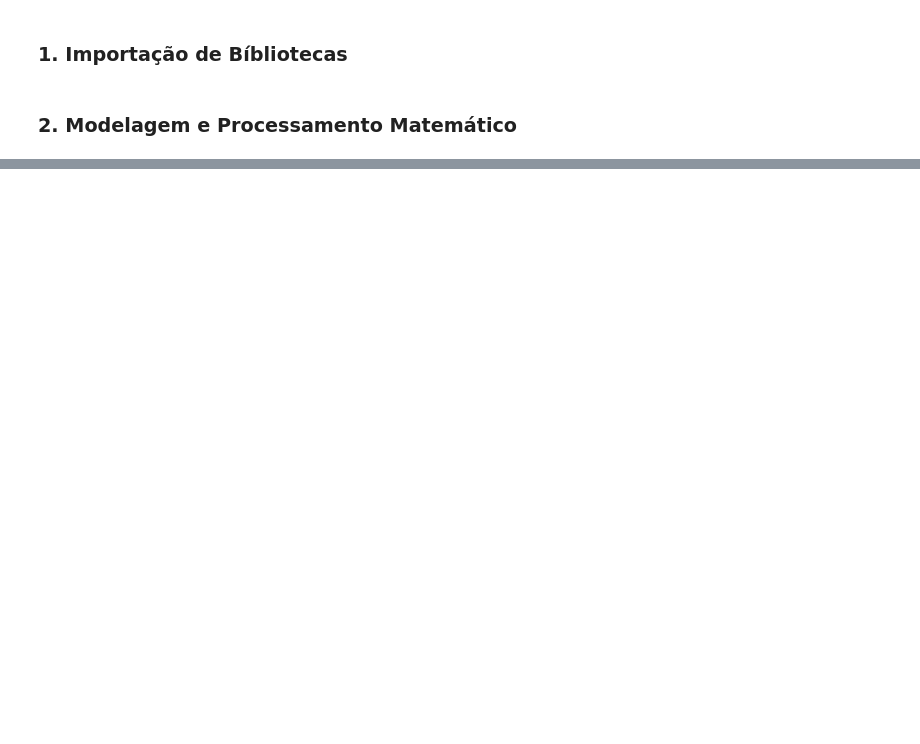
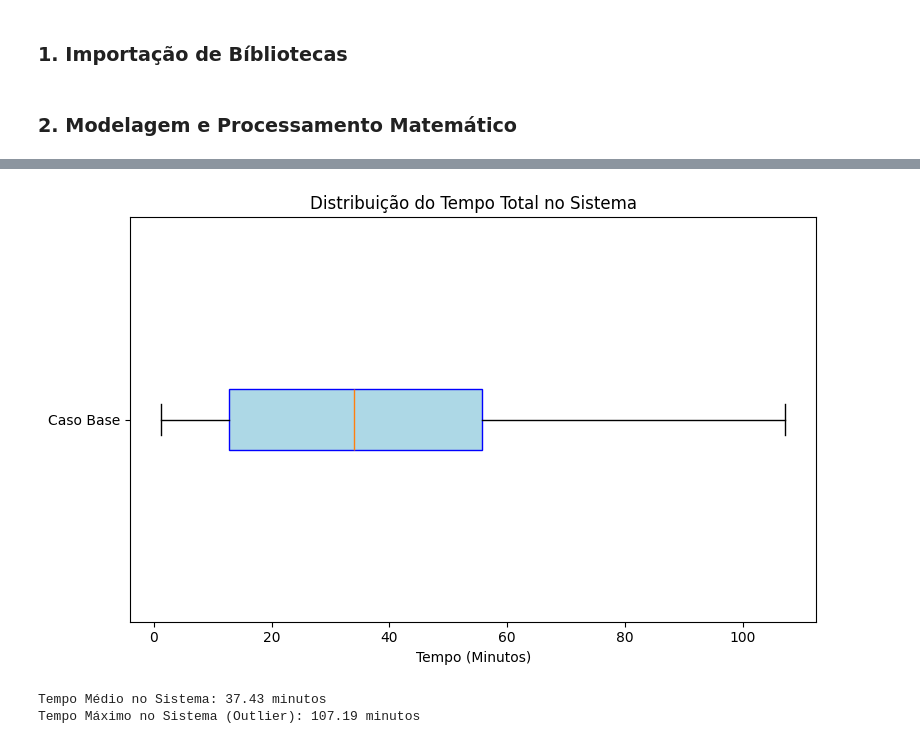
Before and after one commit to gustavfreitas/pi_comp_cientifica, a Jupyter notebook: EP2_Simulacao_Discreta/bicicletas_compartilhadas.ipynb, the cells around one changed output, grey strips where cells are left out. Drawn from its saved outputs; the diff is of its cells as text; code cells hidden in the pictures; blank space fills up the shorter version.

```diff
--- a/EP2_Simulacao_Discreta/bicicletas_compartilhadas.ipynb
+++ b/EP2_Simulacao_Discreta/bicicletas_compartilhadas.ipynb
@@ -118,0 +114,28 @@ plt.show()
+# %%
+plt.figure(figsize=(15, 5))
+
+# Gráfico 2: Tempo no Sistema (Boxplot para ver a distribuição e outliers)
+plt.subplot(1, 2, 2)
+# Verifica se houve viagens concluídas para evitar erro no gráfico
+if len(sistema_base.tempos_no_sistema) > 0:
+    plt.boxplot(sistema_base.tempos_no_sistema, vert=False, patch_artist=True,
+                boxprops=dict(facecolor='lightblue', color='blue'))
+    plt.title('Distribuição do Tempo Total no Sistema')
+    plt.xlabel('Tempo (Minutos)')
+    plt.yticks([1], ['Caso Base'])
+else:
+    plt.text(0.5, 0.5, 'Nenhuma viagem concluída', ha='center', va='center')
+
+plt.tight_layout()
+plt.show()
+
+# Impressão das Estatísticas de Tempo
+if len(sistema_base.tempos_no_sistema) > 0:
+    tempo_medio = np.mean(sistema_base.tempos_no_sistema)
+    tempo_max = np.max(sistema_base.tempos_no_sistema)
+    print(f"Tempo Médio no Sistema: {tempo_medio:.2f} minutos")
+    print(f"Tempo Máximo no Sistema (Outlier): {tempo_max:.2f} minutos")
+# %% [output]
+[figure, added]
+Tempo Médio no Sistema: 37.43 minutos
+Tempo Máximo no Sistema (Outlier): 107.19 minutos
```
Also changed, not shown: parts of 3 cells of this notebook.
